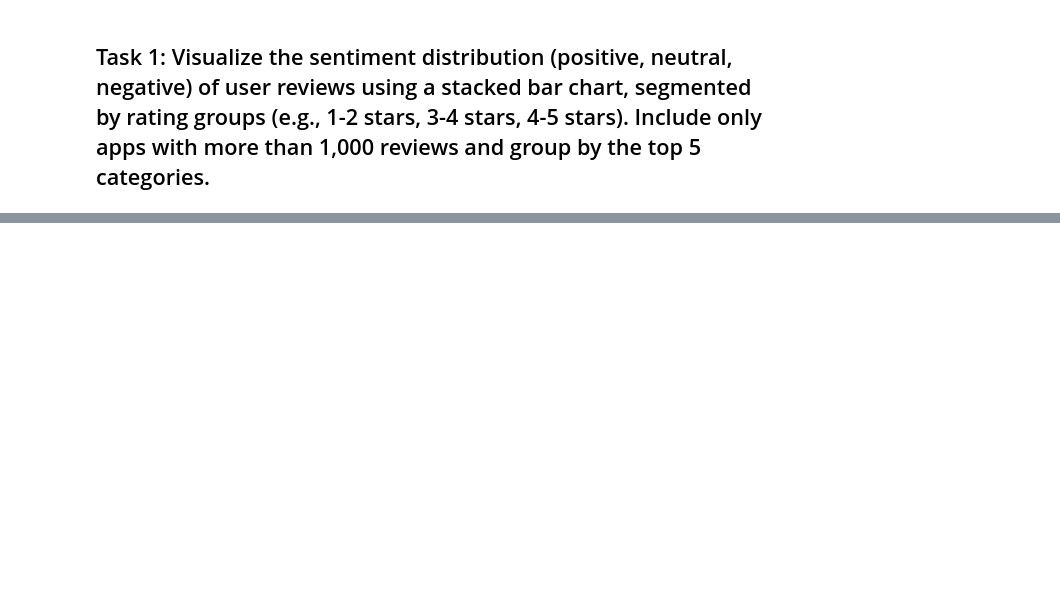
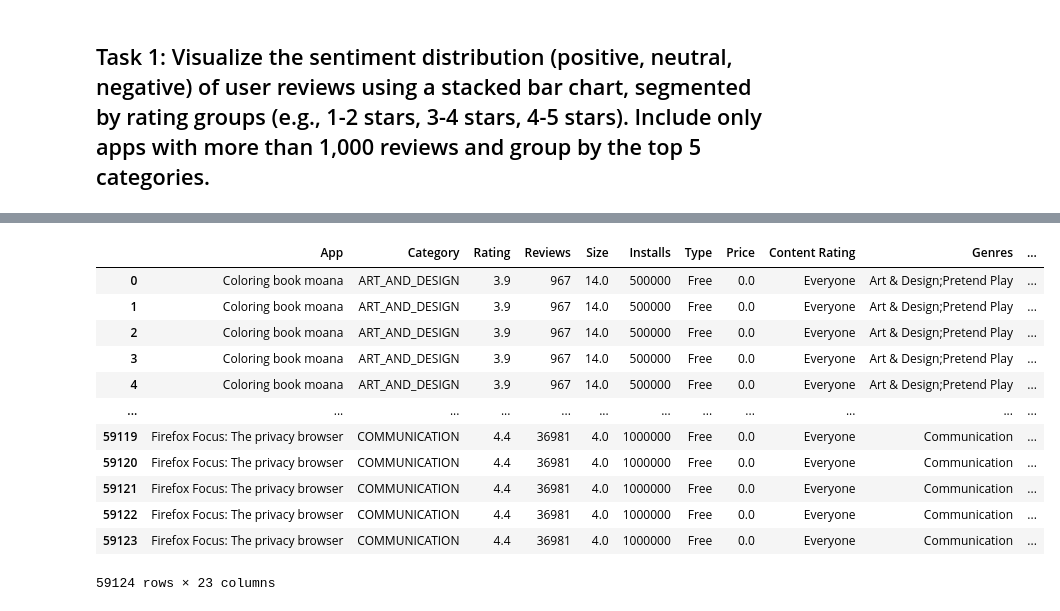
Before and after one commit to TanishqT7/Google-Play-Store-Data-Analytics, a Jupyter notebook: Internship/Internship.ipynb, the cells around one changed output, grey strips where cells are left out. Saved outputs shown, nothing was run; the diff lists cells and outputs as text; code cells hidden in the pictures; blank space fills up the shorter version.

```diff
--- a/Internship/Internship.ipynb
+++ b/Internship/Internship.ipynb
@@ -310,13 +310,18 @@ review_df
 apps_df1 = apps_df.copy(deep=True)
 review_df1 = review_df.copy(deep=True)
 # %%
-# Rating groups function - 1-2 stars, 3-4 stars, 4-5 stars.
+# Rating groups function - 1-2 stars, 2-3 stars, 3-4 stars, 4-5 stars.
 def rating_group(rating):
     if 1 <= rating < 2:
         return "1-2 Stars"
+    elif 2 <= rating < 3:
+        return "2-3 Stars"
     elif 3 <= rating < 4:
         return "3-4 Stars"
-    elif 4 <= rating < 5:
+    elif 4 <= rating <= 5:
         return "4-5 Stars"
     else:
         return None
+
+apps_df1['Rating_group'] = apps_df1['Rating'].apply(rating_group)
+apps_df1
@@ -322,0 +342,17 @@ def rating_group(rating):
+# %%
+merged_df = pd.merge(apps_df1, review_df1, on="App", how="inner")
+merged_df
+# %% [output]
+|  | App | Category | Rating | Reviews | Size | Installs | Type | Price | Content Rating | Genres | ... |
+| 0 | Coloring book moana | ART_AND_DESIGN | 3.9 | 967 | 14.0 | 500000 | Free | 0.0 | Everyone | Art & Design;Pretend Play | ... |
+| 1 | Coloring book moana | ART_AND_DESIGN | 3.9 | 967 | 14.0 | 500000 | Free | 0.0 | Everyone | Art & Design;Pretend Play | ... |
+| 2 | Coloring book moana | ART_AND_DESIGN | 3.9 | 967 | 14.0 | 500000 | Free | 0.0 | Everyone | Art & Design;Pretend Play | ... |
+| 3 | Coloring book moana | ART_AND_DESIGN | 3.9 | 967 | 14.0 | 500000 | Free | 0.0 | Everyone | Art & Design;Pretend Play | ... |
+| 4 | Coloring book moana | ART_AND_DESIGN | 3.9 | 967 | 14.0 | 500000 | Free | 0.0 | Everyone | Art & Design;Pretend Play | ... |
+| ... | ... | ... | ... | ... | ... | ... | ... | ... | ... | ... | ... |
+| 59119 | Firefox Focus: The privacy browser | COMMUNICATION | 4.4 | 36981 | 4.0 | 1000000 | Free | 0.0 | Everyone | Communication | ... |
+| 59120 | Firefox Focus: The privacy browser | COMMUNICATION | 4.4 | 36981 | 4.0 | 1000000 | Free | 0.0 | Everyone | Communication | ... |
+| 59121 | Firefox Focus: The privacy browser | COMMUNICATION | 4.4 | 36981 | 4.0 | 1000000 | Free | 0.0 | Everyone | Communication | ... |
+| 59122 | Firefox Focus: The privacy browser | COMMUNICATION | 4.4 | 36981 | 4.0 | 1000000 | Free | 0.0 | Everyone | Communication | ... |
+| 59123 | Firefox Focus: The privacy browser | COMMUNICATION | 4.4 | 36981 | 4.0 | 1000000 | Free | 0.0 | Everyone | Communication | ... |
+59124 rows × 23 columns
```
Also changed, not shown: parts of 9 cells of this notebook.
